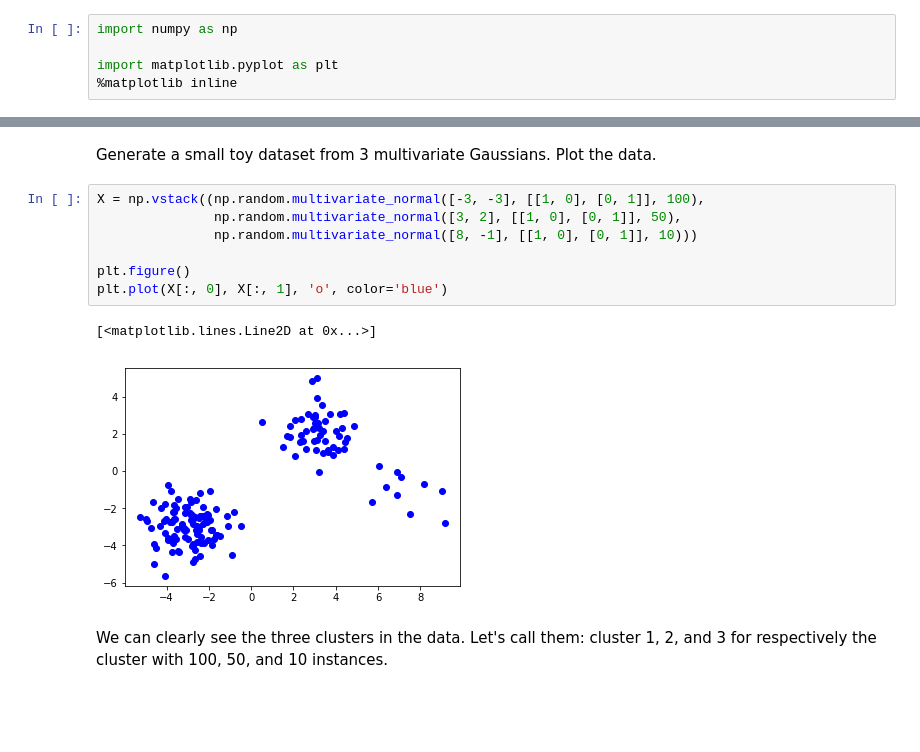
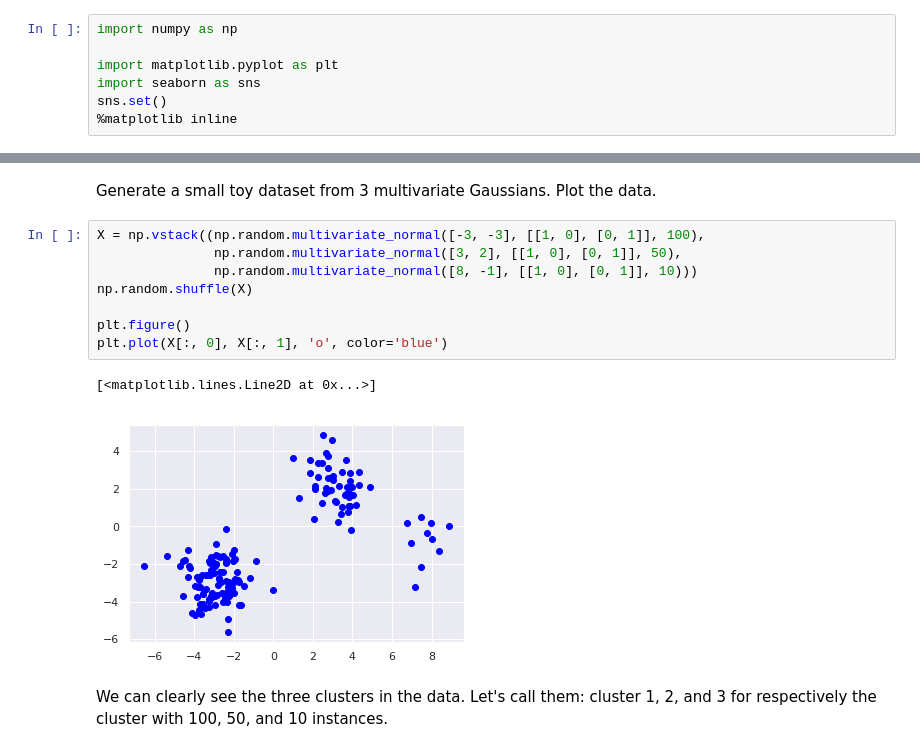
Before and after one commit to Vincent-Vercruyssen/anomatools, a Jupyter notebook: notebooks/Unsupervised_detection_test.ipynb, the cells around one changed output, grey strips where cells are left out. Cells and saved outputs as stored; diff of their text form; blank space fills up the shorter version.

```diff
--- a/notebooks/Unsupervised_detection_test.ipynb
+++ b/notebooks/Unsupervised_detection_test.ipynb
@@ -4,6 +4,8 @@
 import numpy as np
 
 import matplotlib.pyplot as plt
+import seaborn as sns
+sns.set()
 %matplotlib inline
 # %% [markdown]
 # Generate data
@@ -12,13 +14,14 @@ Generate a small toy dataset from 3 multivariate Gaussians. Plot the data.
 # %%
 X = np.vstack((np.random.multivariate_normal([-3, -3], [[1, 0], [0, 1]], 100),
                np.random.multivariate_normal([3, 2], [[1, 0], [0, 1]], 50),
                np.random.multivariate_normal([8, -1], [[1, 0], [0, 1]], 10)))
+np.random.shuffle(X)
 
 plt.figure()
 plt.plot(X[:, 0], X[:, 1], 'o', color='blue')
 # %% [output]
 [<matplotlib.lines.Line2D at 0x...>]
-[figure, old version]
+[figure, new version]
 # %% [markdown]
 We can clearly see the three clusters in the data. Let's call them: cluster 1, 2, and 3 for respectively the cluster with 100, 50, and 10 instances.
 # %% [markdown]
```
Also changed, not shown: parts of 7 cells of this notebook.
